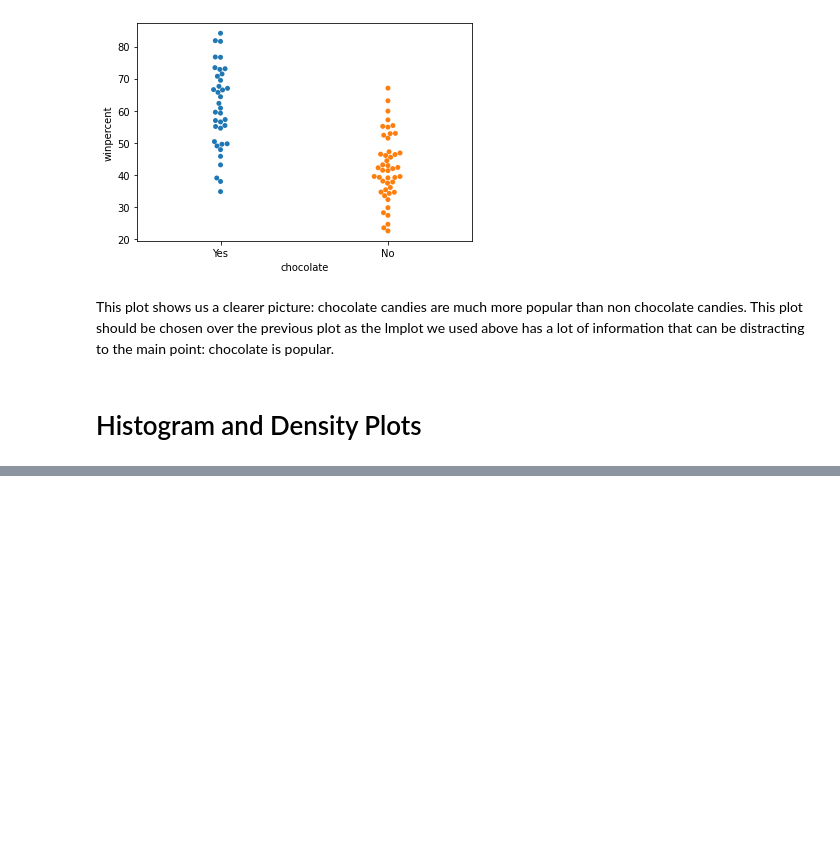
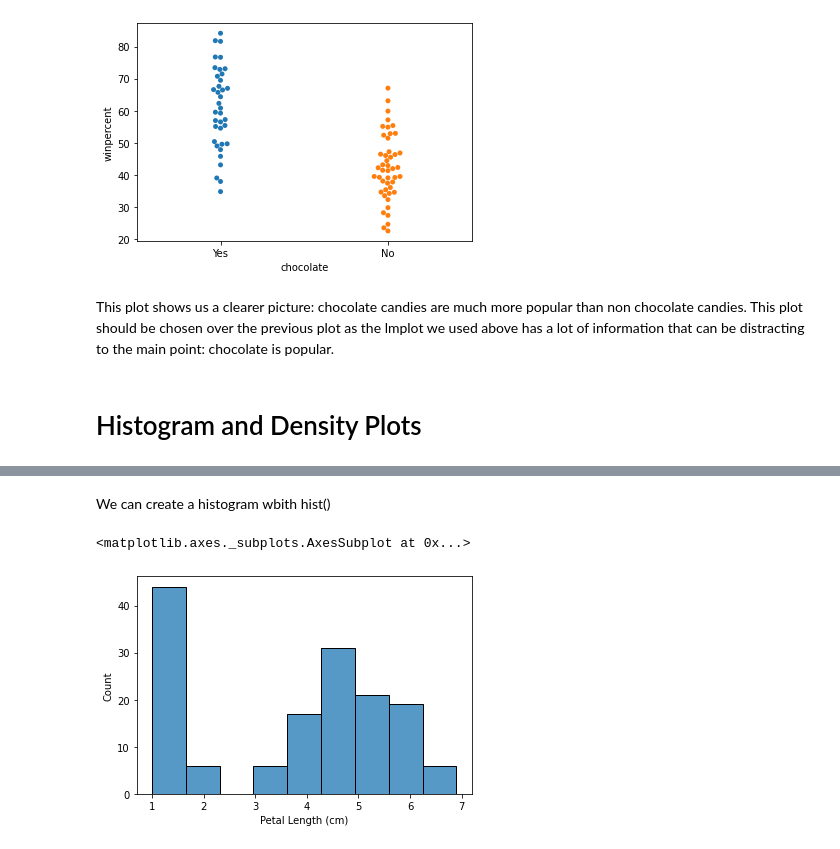
Before and after one commit to Daniel-Benson-Poe/66DaysOfData, a Jupyter notebook: DataVisualizationKaggleMiniCourse.ipynb, the cells around one changed output, grey strips where cells are left out. Saved outputs shown, nothing was run; the diff lists cells and outputs as text; code cells hidden in the pictures; blank space fills up the shorter version.

```diff
--- a/DataVisualizationKaggleMiniCourse.ipynb
+++ b/DataVisualizationKaggleMiniCourse.ipynb
@@ -536,0 +549,3 @@ This plot shows us a clearer picture: chocolate candies are much more popular th
+# %%
+# read in Data
+iris_data = pd.read_csv(url, index_col="Id")
@@ -536,0 +563,7 @@ This plot shows us a clearer picture: chocolate candies are much more popular th
+# %% [markdown]
+We can create a histogram wbith hist()
+# %%
+sns.histplot(iris_data["Petal Length (cm)"])
+# %% [output]
+<matplotlib.axes._subplots.AxesSubplot at 0x...>
+[figure, added]
```
Also changed, not shown: parts of 27 cells of this notebook.
